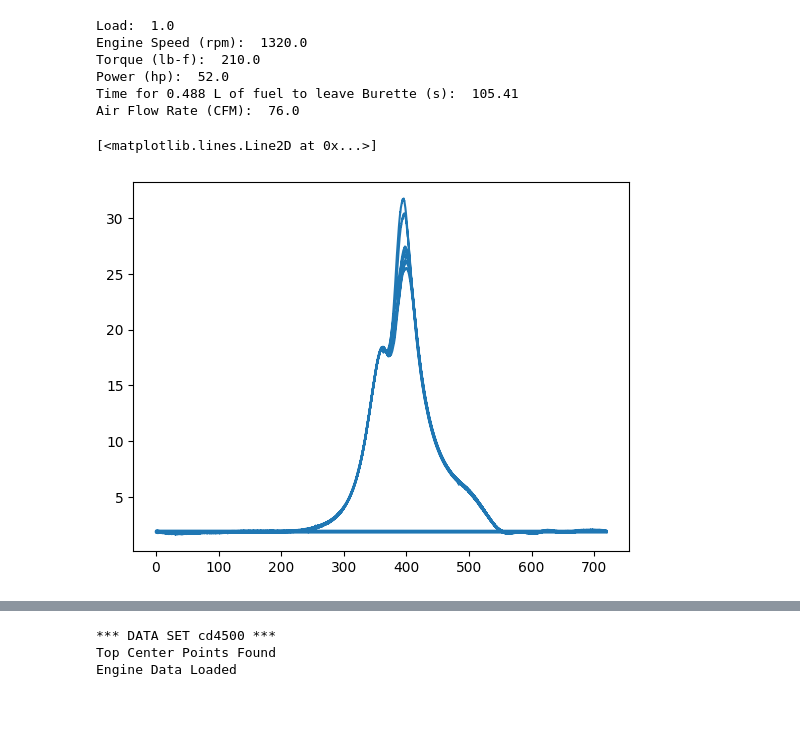
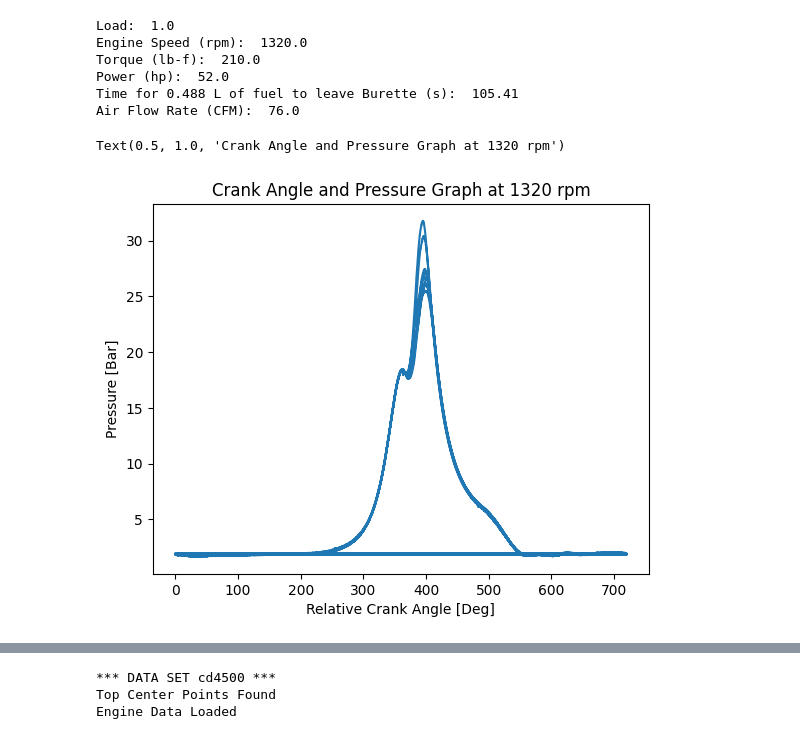
Before and after one commit to The-Josh-Chan/school_projects, a Jupyter notebook: MECH435_InternalComustionEngines/data_crunch.ipynb, the cells around one changed output, grey strips where cells are left out. Drawn from its saved outputs; the diff is of its cells as text; code cells hidden in the pictures; blank space fills up the shorter version.

```diff
--- a/MECH435_InternalComustionEngines/data_crunch.ipynb
+++ b/MECH435_InternalComustionEngines/data_crunch.ipynb
@@ -124,11 +124,14 @@ Torque (lb-f):  210.0
 Power (hp):  52.0
 Time for 0.488 L of fuel to leave Burette (s):  105.41
 Air Flow Rate (CFM):  76.0
-# %%
-plt.plot(cd1700_clean['rel_crank_ang'], cd1700_clean['pressure_bar'])
-# %% [output]
-[<matplotlib.lines.Line2D at 0x...>]
-[figure, removed]
+# %%
+plt.plot(cd1700_clean['rel_crank_ang'], cd1700_clean['pressure_bar'])
+plt.xlabel("Relative Crank Angle [Deg]")
+plt.ylabel("Pressure [Bar]")
+plt.title("Crank Angle and Pressure Graph at 1320 rpm")
+# %% [output]
+Text(0.5, 1.0, 'Crank Angle and Pressure Graph at 1320 rpm')
+[figure, added]
 # %%
 print("*** DATA SET 2730 ***")
 cd2730 = pd.read_csv('2750_001.txt',  sep='\t', names=['time', 'crank_v', 'pressure_v'])
```
Also changed, not shown: parts of 4 cells of this notebook, 2 other files.
